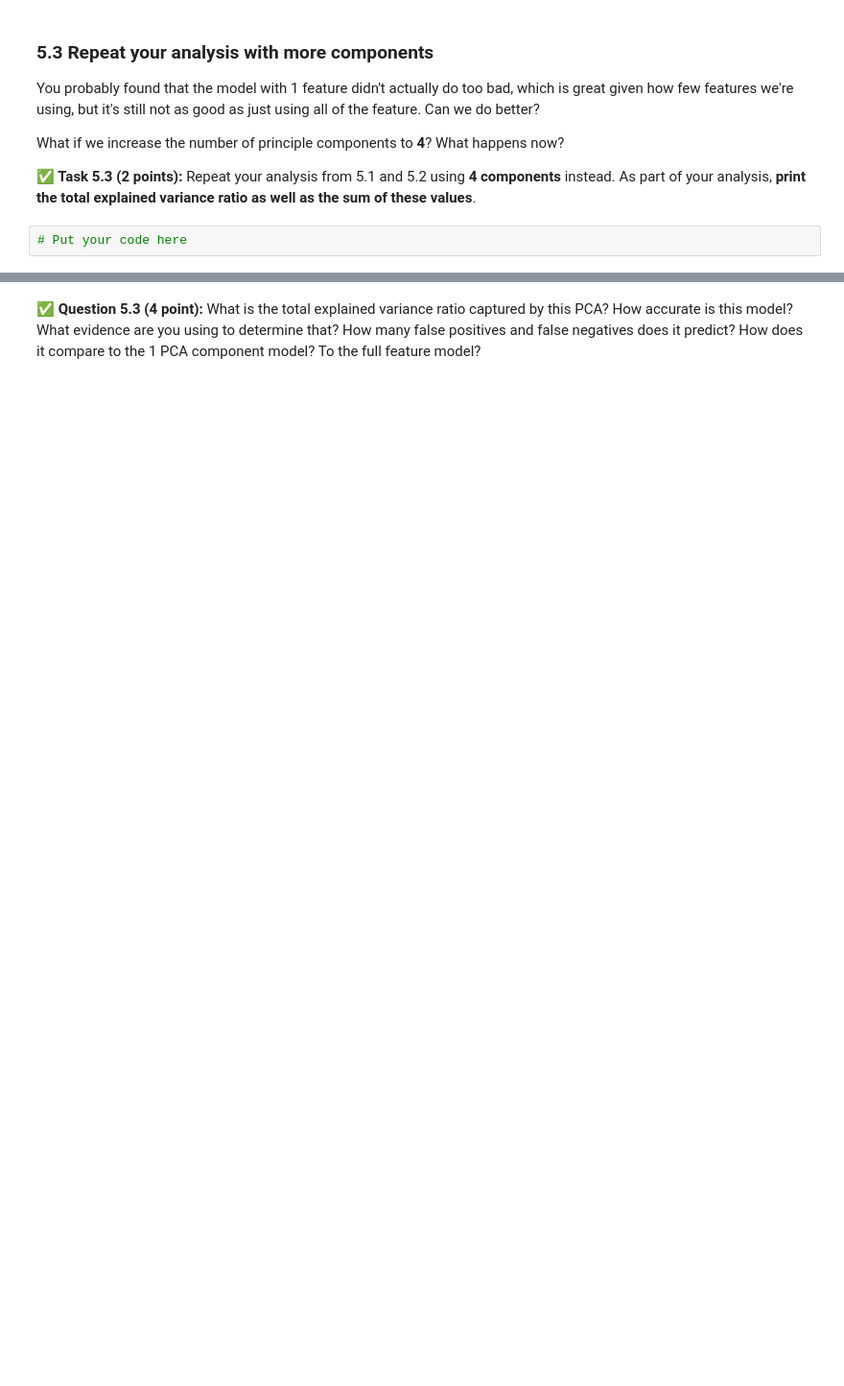
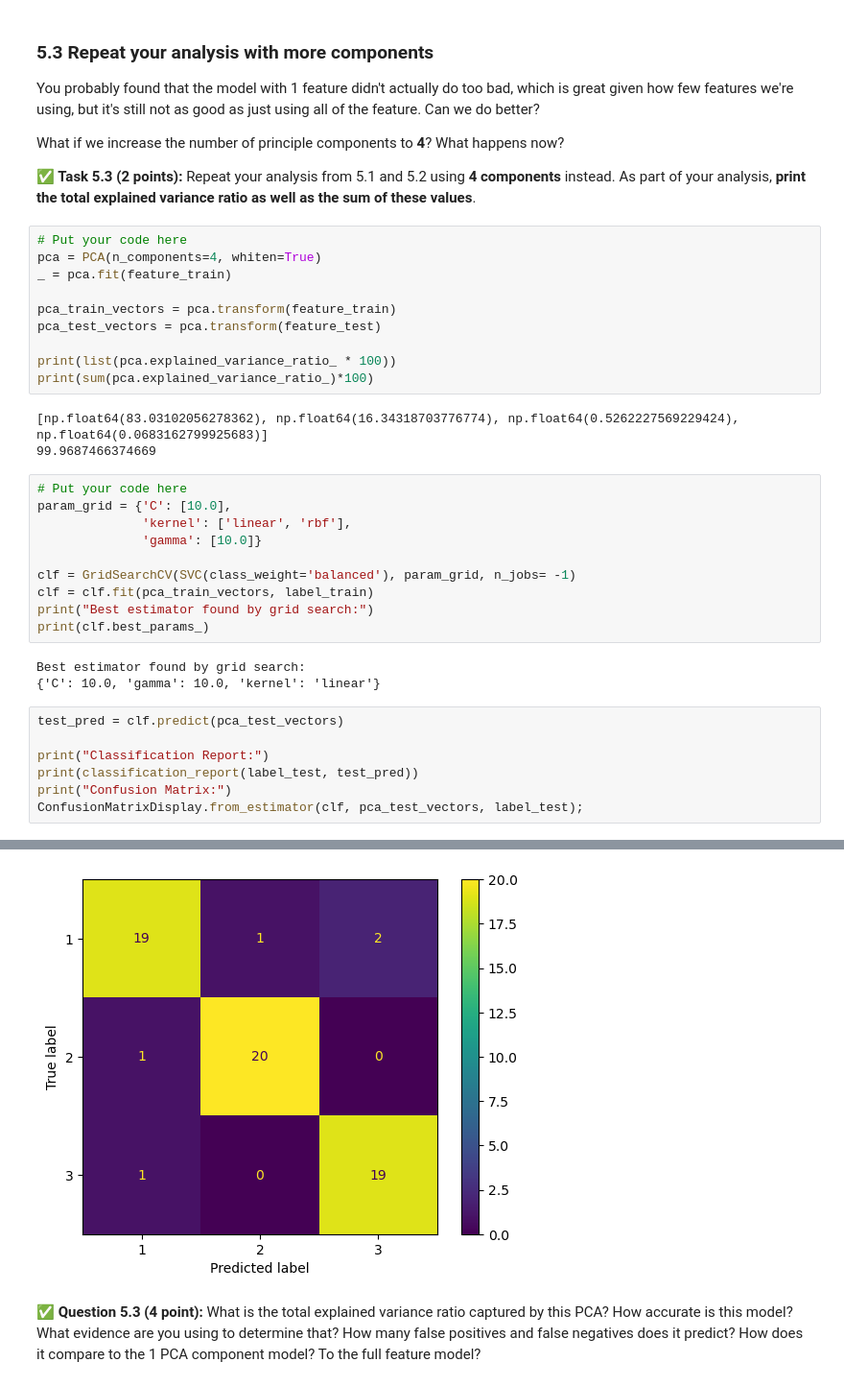
Before and after one commit to nathanjtaylor/CMSE202-f24-turnin, a Jupyter notebook: hw-04/hw-04.ipynb, the cells around one changed output, grey strips where cells are left out. Shown at 96% size. Cells and saved outputs as stored; diff of their text form; blank space fills up the shorter version.

```diff
--- a/hw-04/hw-04.ipynb
+++ b/hw-04/hw-04.ipynb
@@ -360,5 +402,37 @@ You probably found that the model with 1 feature didn't actually do too bad, whi
 What if we increase the number of principle components to **4**? What happens now?
 
 **&#9989; Task 5.3 (2 points):** Repeat your analysis from 5.1 and 5.2 using **4 components** instead. As part of your analysis, **print the total explained variance ratio as well as the sum of these values**.
-# %%
-# Put your code here
+# %%
+# Put your code here
+pca = PCA(n_components=4, whiten=True)
+_ = pca.fit(feature_train)
+
+pca_train_vectors = pca.transform(feature_train)
+pca_test_vectors = pca.transform(feature_test)
+
+print(list(pca.explained_variance_ratio_ * 100))
+print(sum(pca.explained_variance_ratio_)*100)
+# %% [output]
+[np.float64(83.03102056278362), np.float64(16.34318703776774), np.float64(0.5262227569229424), np.float64(0.0683162799925683)]
+99.9687466374669
+# %%
+# Put your code here
+param_grid = {'C': [10.0],
+              'kernel': ['linear', 'rbf'],
+              'gamma': [10.0]}
+
+clf = GridSearchCV(SVC(class_weight='balanced'), param_grid, n_jobs= -1)
+clf = clf.fit(pca_train_vectors, label_train)
+print("Best estimator found by grid search:")
+print(clf.best_params_)
+# %% [output]
+Best estimator found by grid search:
+{'C': 10.0, 'gamma': 10.0, 'kernel': 'linear'}
+# %%
+test_pred = clf.predict(pca_test_vectors)
+
+print("Classification Report:")
+print(classification_report(label_test, test_pred))
+print("Confusion Matrix:")
+ConfusionMatrixDisplay.from_estimator(clf, pca_test_vectors, label_test);
+# %% [output]
@@ -365,2 +451,3 @@ What if we increase the number of principle components to **4**? What happens no
+[figure, added]
 # %% [markdown]
 &#9989; **Question 5.3 (4 point):** What is the total explained variance ratio captured by this PCA? How accurate is this model? What evidence are you using to determine that? How many false positives and false negatives does it predict? How does it compare to the 1 PCA component model? To the full feature model?
```
Also changed, not shown: parts of 14 cells of this notebook.
